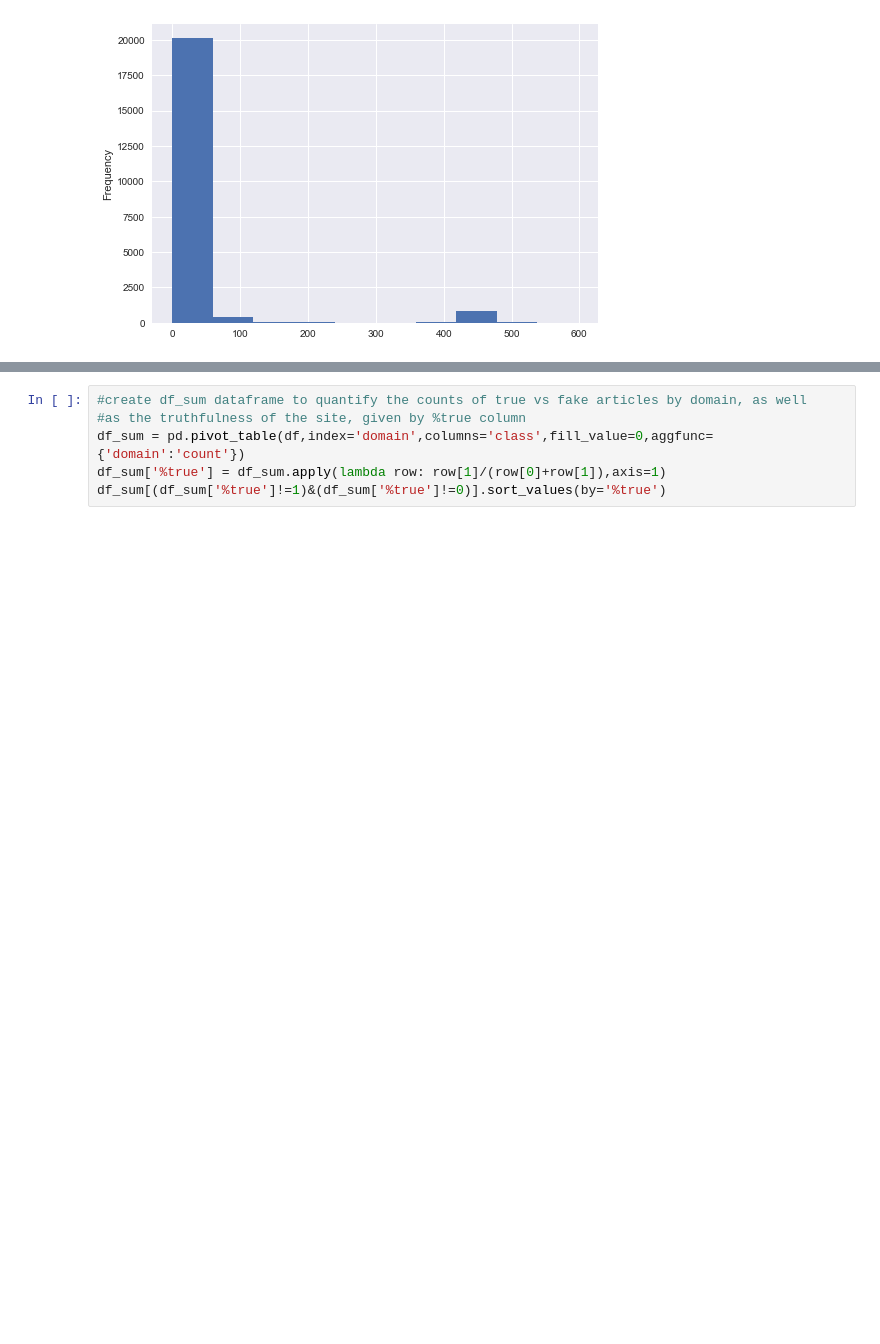
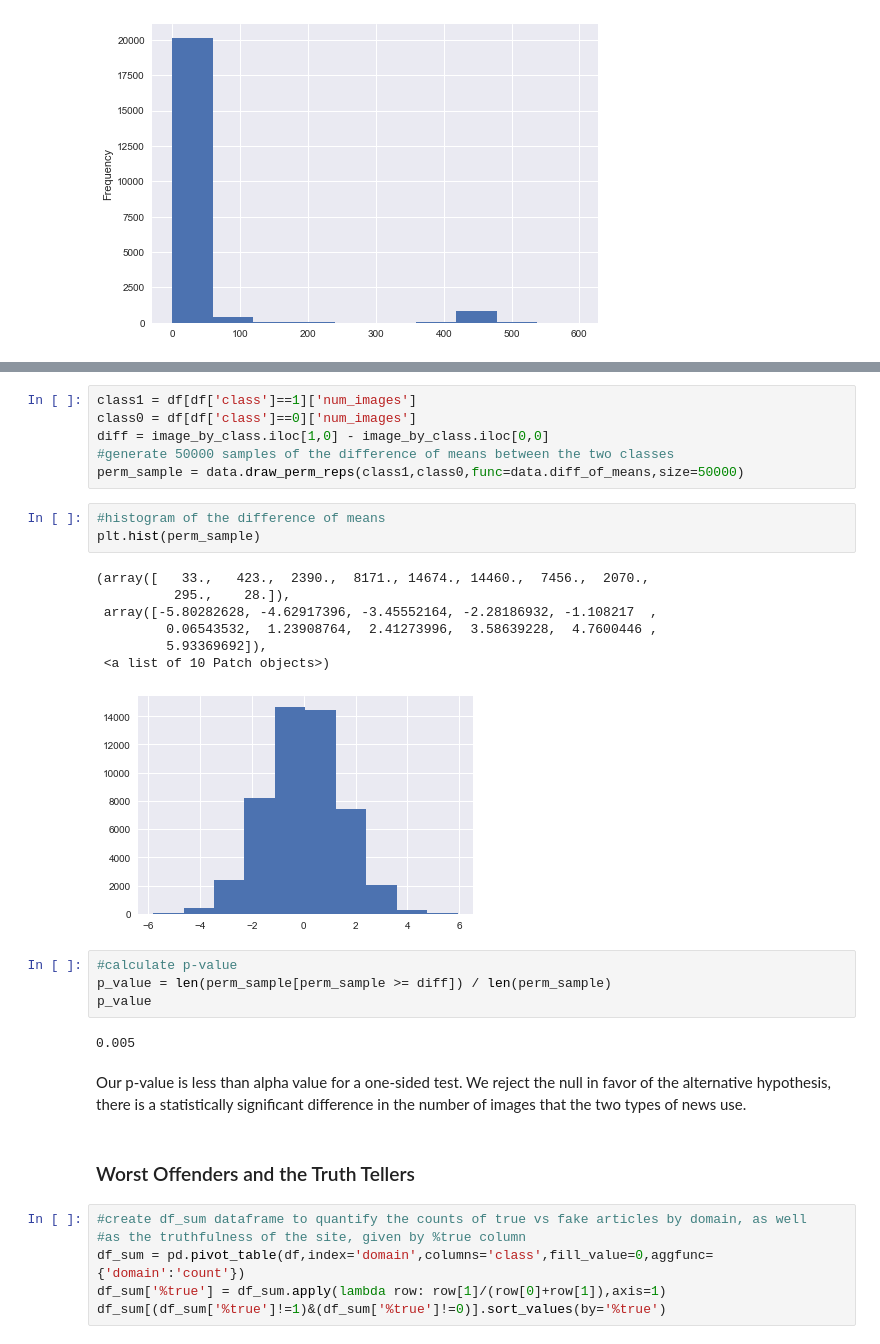
Before and after one commit to carlosbrown2/fake-news-detection, a Jupyter notebook: Capstone Project 2.ipynb, the cells around one changed output, grey strips where cells are left out. Cells and saved outputs as stored; diff of their text form; blank space fills up the shorter version.

```diff
--- a/Capstone Project 2.ipynb
+++ b/Capstone Project 2.ipynb
@@ -114,3 +186,30 @@ plt.savefig('./Images/images.svg',format='svg')
+# %%
+class1 = df[df['class']==1]['num_images']
+class0 = df[df['class']==0]['num_images']
+diff = image_by_class.iloc[1,0] - image_by_class.iloc[0,0]
+#generate 50000 samples of the difference of means between the two classes
+perm_sample = data.draw_perm_reps(class1,class0,func=data.diff_of_means,size=50000)
+# %%
+#histogram of the difference of means
+plt.hist(perm_sample)
+# %% [output]
+(array([   33.,   423.,  2390.,  8171., 14674., 14460.,  7456.,  2070.,
+          295.,    28.]),
+ array([-5.80282628, -4.62917396, -3.45552164, -2.28186932, -1.108217  ,
+         0.06543532,  1.23908764,  2.41273996,  3.58639228,  4.7600446 ,
+         5.93369692]),
+ <a list of 10 Patch objects>)
+[figure, added]
+# %%
+#calculate p-value
+p_value = len(perm_sample[perm_sample >= diff]) / len(perm_sample)
+p_value
+# %% [output]
+0.005
+# %% [markdown]
+Our p-value is less than alpha value for a one-sided test. We reject the null in favor of the alternative hypothesis, there is a statistically significant difference in the number of images that the two types of news use.
+# %% [markdown]
+### Worst Offenders and the Truth Tellers
 # %%
 #create df_sum dataframe to quantify the counts of true vs fake articles by domain, as well
 #as the truthfulness of the site, given by %true column
```
Also changed, not shown: parts of 21 cells of this notebook, 1 other file.
